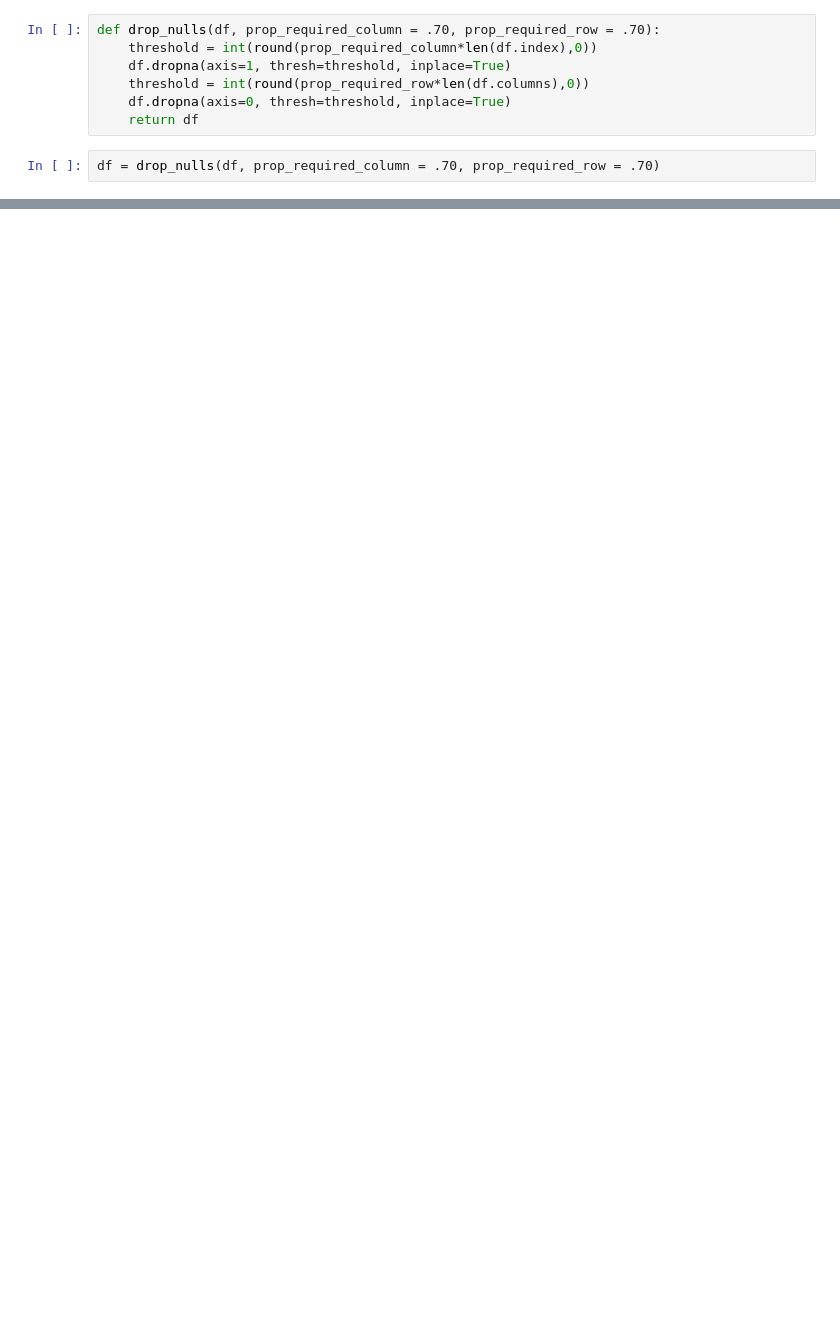
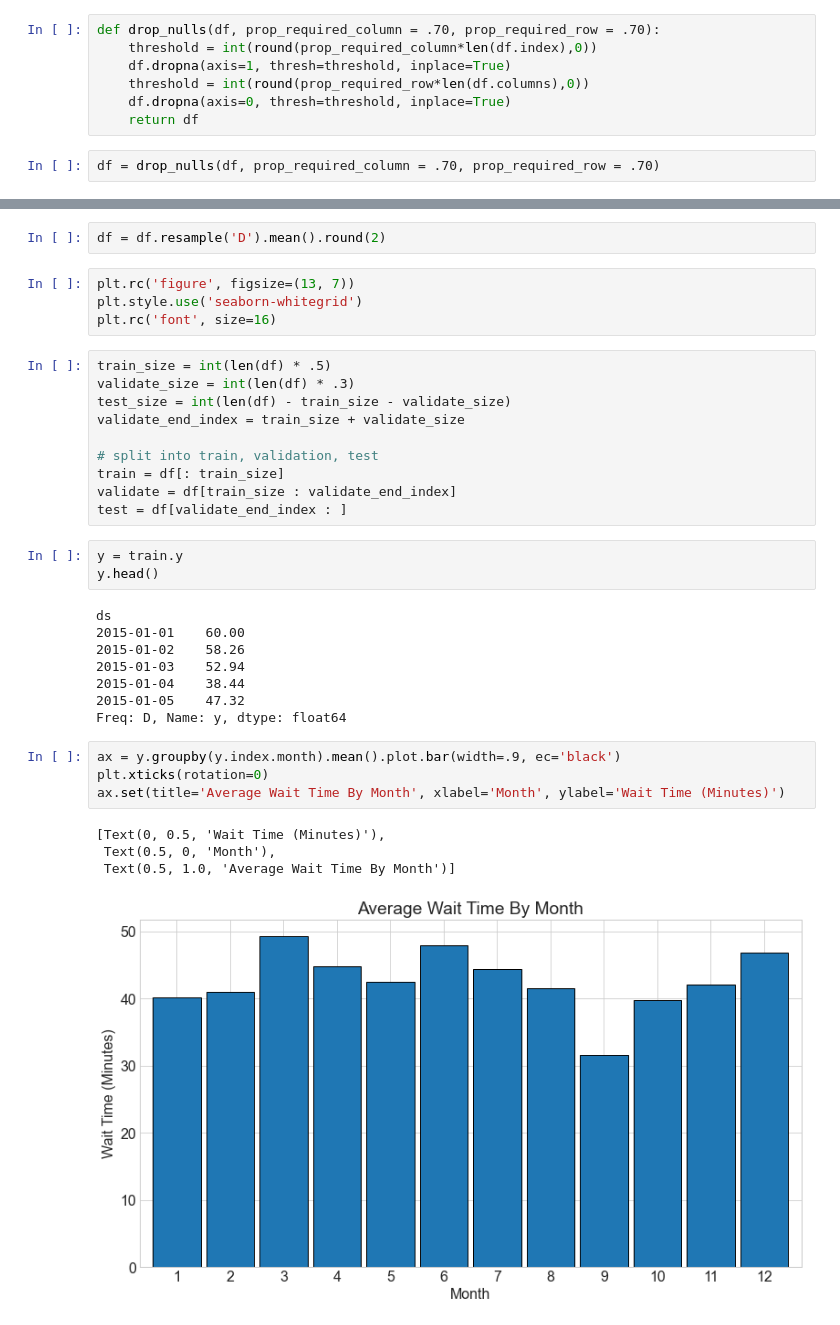
Before and after one commit to AAranda10/time-series-exercises, a Jupyter notebook: modeling/modeling-disney-data.ipynb, the cells around one changed output, grey strips where cells are left out. Saved outputs shown, nothing was run; the diff lists cells and outputs as text; blank space fills up the shorter version.

```diff
--- a/modeling/modeling-disney-data.ipynb
+++ b/modeling/modeling-disney-data.ipynb
@@ -131,0 +130,36 @@ dtype: int64
+# %%
+df = df.resample('D').mean().round(2)
+# %%
+plt.rc('figure', figsize=(13, 7))
+plt.style.use('seaborn-whitegrid')
+plt.rc('font', size=16)
+# %%
+train_size = int(len(df) * .5)
+validate_size = int(len(df) * .3)
+test_size = int(len(df) - train_size - validate_size)
+validate_end_index = train_size + validate_size
+
+# split into train, validation, test
+train = df[: train_size]
+validate = df[train_size : validate_end_index]
+test = df[validate_end_index : ]
+# %%
+y = train.y
+y.head()
+# %% [output]
+ds
+2015-01-01    60.00
+2015-01-02    58.26
+2015-01-03    52.94
+2015-01-04    38.44
+2015-01-05    47.32
+Freq: D, Name: y, dtype: float64
+# %%
+ax = y.groupby(y.index.month).mean().plot.bar(width=.9, ec='black')
+plt.xticks(rotation=0)
+ax.set(title='Average Wait Time By Month', xlabel='Month', ylabel='Wait Time (Minutes)')
+# %% [output]
+[Text(0, 0.5, 'Wait Time (Minutes)'),
+ Text(0.5, 0, 'Month'),
+ Text(0.5, 1.0, 'Average Wait Time By Month')]
+[figure, added]
```
Also changed, not shown: parts of 34 cells of this notebook.
